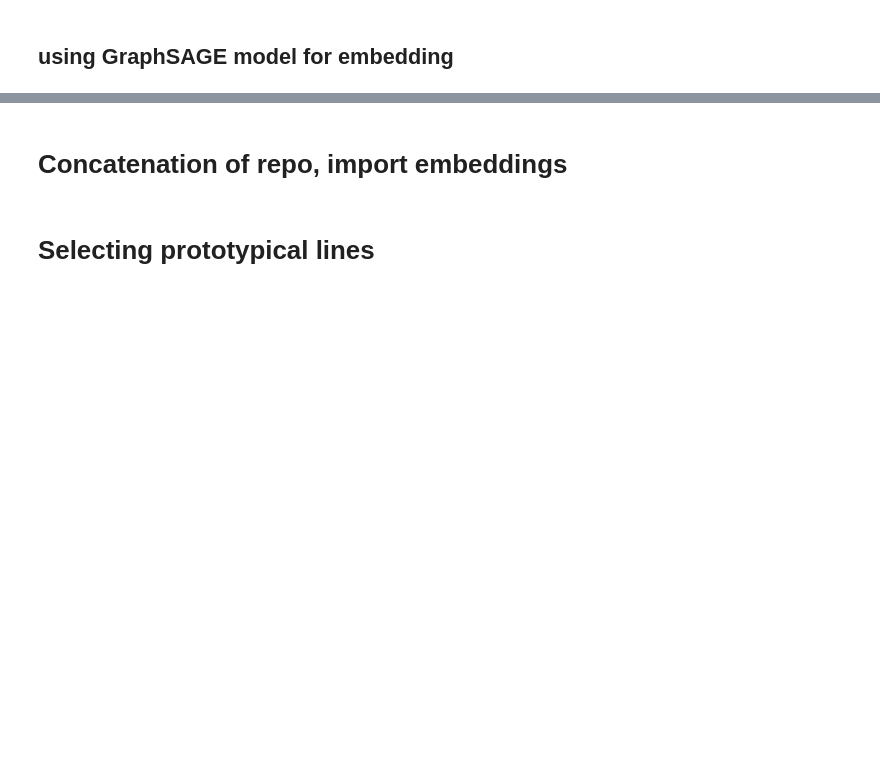
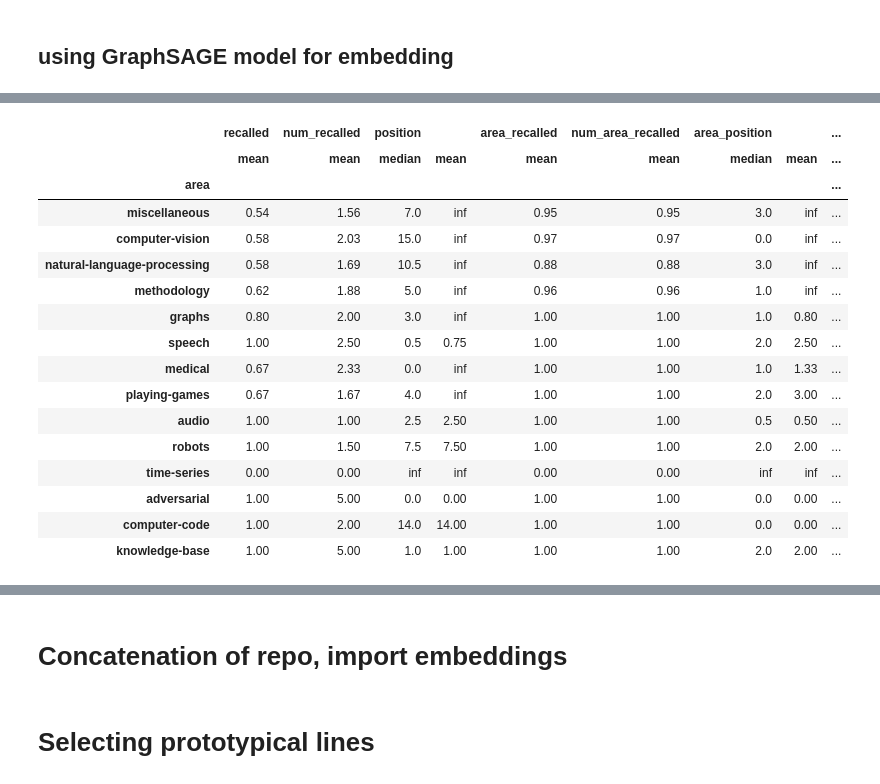
Before and after one commit to lambdaofgod/github_search, a Jupyter notebook: notebooks/Matching_ZSL.ipynb, the cells around one changed output, grey strips where cells are left out. Cells and saved outputs as stored; diff of their text form; code cells hidden in the pictures; blank space fills up the shorter version.

Commit message:
area grouped results in matching with ZSL

```diff
--- a/notebooks/Matching_ZSL.ipynb
+++ b/notebooks/Matching_ZSL.ipynb
@@ -560,6 +587,10 @@ graph_data_train.X
 # %%
 #export
-
+def maybe_get_ndarray_elem(arr, idx, default=-1):
+    if len(arr) <= idx:
+        return default
+    else:
+        return arr[idx]
 
 
 def get_retrieval_results(learner, data, k=10, similarity=metrics.pairwise.cosine_similarity):
@@ -578,15 +609,18 @@ def get_retrieval_results(learner, data, k=10, similarity=metrics.pairwise.cosin
 
 def get_retrieval_accuracies(learner, data, k=10, similarity=metrics.pairwise.cosine_similarity):
     y_names, __ = learner.get_target_embeddings(data.y)
-    recalled_X = get_retrieval_results(learner, data, k=k, similarity=similarity)
-    recalled_X_actual_y = [data.y.iloc[idxs_recalled].explode() for idxs_recalled in recalled_X]
-    accurately_recalled = [
-        y_name in recalled_X_actual_y[y_idx].values
+    retrieved_X = get_retrieval_results(learner, data, k=k, similarity=similarity)
+    retrieved_X_actual_labels = [data.all_tasks.iloc[idxs_recalled].explode().values for idxs_recalled in retrieved_X]
+    retrieved_idxs = [
+        np.where(retrieved_X_actual_labels[y_idx] == y_name)[0]
         for (y_idx, y_name) in enumerate(y_names)
     ]
-    return pd.Series(data=accurately_recalled, index=y_names)
+    num_recalled = [len(r) for r in retrieved_idxs]
+    pos_recalled = [maybe_get_ndarray_elem(r, 0) for r in retrieved_idxs]
+    accurately_recalled = [r > -1 for r in pos_recalled]
+    return pd.DataFrame({"retrieved_labels": retrieved_X_actual_labels, "num_recalled": num_recalled, "recalled": accurately_recalled, "position": pos_recalled}, index=y_names)
 
 
 def get_retrieval_accuracy(learner, data, k=10, similarity=metrics.pairwise.cosine_similarity):
     y_names, __ = learner.get_target_embeddings(data.y)
-    return np.mean(get_retrieval_accuracies(learner, data, k, similarity))
+    return np.mean(get_retrieval_accuracies(learner, data, k, similarity)['recalled'])
@@ -884,0 +1131,14 @@ import pickle
+# %%
+#export
+
+
+def get_query_level_results(
+    retriever_learner,
+    data_test
+):
+
+    accuracy_test = retriever_learner.evaluate(data_test, metrics.accuracy_score)
+    results = get_retrieval_accuracies(retriever_learner, data_test, k=10)
+    results['position'] = results['position'].replace(-1, np.inf)
+
+    return accuracy_test, results
@@ -884,0 +1197,2 @@ import pickle
+# %%
+readme_accuracy, raw_readme_area_results = get_query_level_results(readme_learner, readme_data_test)
@@ -884,0 +1355,2 @@ import pickle
+# %%
+readme_area_results = analyze_query_level_results(raw_readme_area_results, area_grouped_tasks)
@@ -884,0 +1375,20 @@ import pickle
+# %%
+readme_area_results.round(2).sort_values('count', ascending=False)
+# %% [output]
+|  | recalled | num_recalled | position |  | area_recalled | num_area_recalled | area_position |  | ... |
+|  | mean | mean | median | mean | mean | mean | median | mean | ... |
+| area |  |  |  |  |  |  |  |  | ... |
+| miscellaneous | 0.54 | 1.56 | 7.0 | inf | 0.95 | 0.95 | 3.0 | inf | ... |
+| computer-vision | 0.58 | 2.03 | 15.0 | inf | 0.97 | 0.97 | 0.0 | inf | ... |
+| natural-language-processing | 0.58 | 1.69 | 10.5 | inf | 0.88 | 0.88 | 3.0 | inf | ... |
+| methodology | 0.62 | 1.88 | 5.0 | inf | 0.96 | 0.96 | 1.0 | inf | ... |
+| graphs | 0.80 | 2.00 | 3.0 | inf | 1.00 | 1.00 | 1.0 | 0.80 | ... |
+| speech | 1.00 | 2.50 | 0.5 | 0.75 | 1.00 | 1.00 | 2.0 | 2.50 | ... |
+| medical | 0.67 | 2.33 | 0.0 | inf | 1.00 | 1.00 | 1.0 | 1.33 | ... |
+| playing-games | 0.67 | 1.67 | 4.0 | inf | 1.00 | 1.00 | 2.0 | 3.00 | ... |
+| audio | 1.00 | 1.00 | 2.5 | 2.50 | 1.00 | 1.00 | 0.5 | 0.50 | ... |
+| robots | 1.00 | 1.50 | 7.5 | 7.50 | 1.00 | 1.00 | 2.0 | 2.00 | ... |
+| time-series | 0.00 | 0.00 | inf | inf | 0.00 | 0.00 | inf | inf | ... |
+| adversarial | 1.00 | 5.00 | 0.0 | 0.00 | 1.00 | 1.00 | 0.0 | 0.00 | ... |
+| computer-code | 1.00 | 2.00 | 14.0 | 14.00 | 1.00 | 1.00 | 0.0 | 0.00 | ... |
+| knowledge-base | 1.00 | 5.00 | 1.0 | 1.00 | 1.00 | 1.00 | 2.0 | 2.00 | ... |
```
Also changed, not shown: parts of 139 cells of this notebook, 2 other files.
